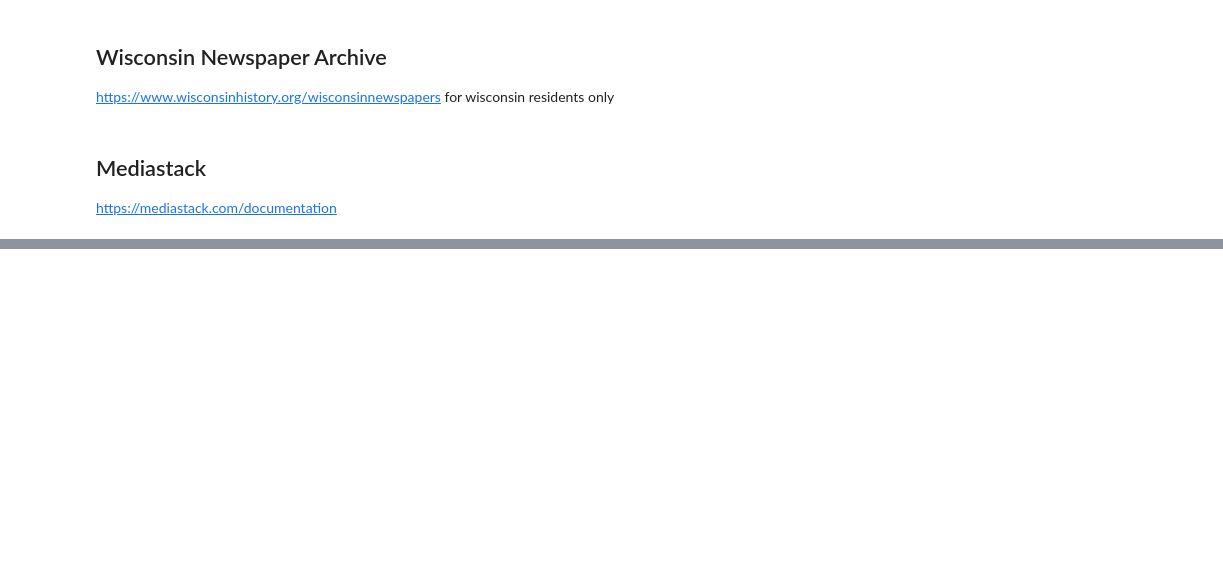
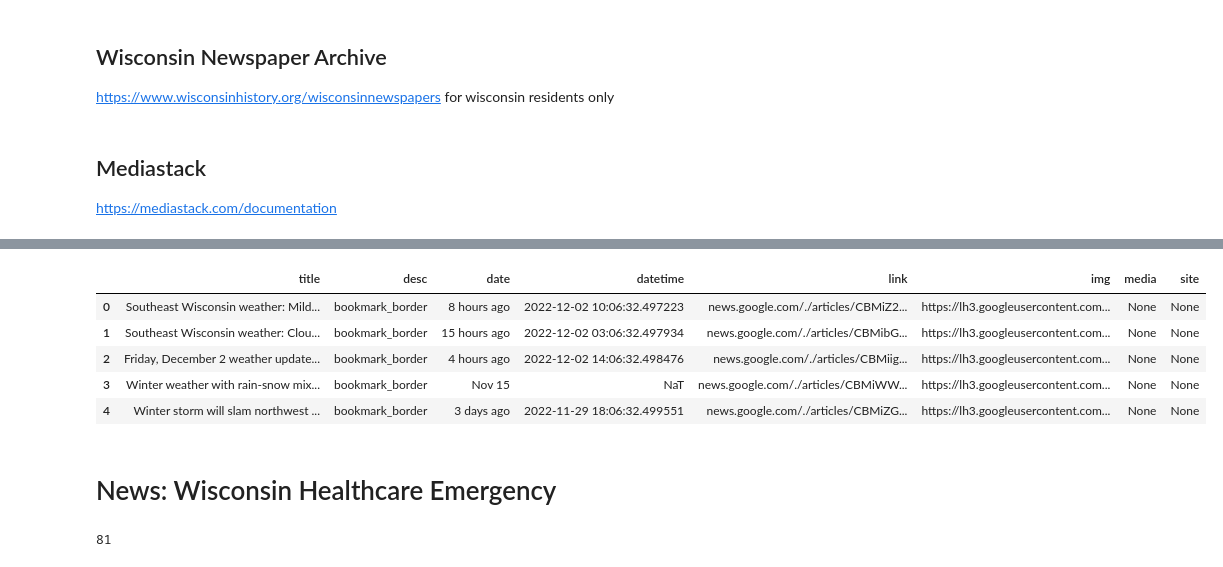
Before and after one commit to datakind/uwwi-datadive-dec-22, a Jupyter notebook: external_datasets/news/news_apis.ipynb, the cells around one changed output, grey strips where cells are left out. Saved outputs shown, nothing was run; the diff lists cells and outputs as text; code cells hidden in the pictures; blank space fills up the shorter version.

```diff
--- a/external_datasets/news/news_apis.ipynb
+++ b/external_datasets/news/news_apis.ipynb
@@ -342,0 +345,6 @@ print(data.decode('utf-8'))
+# %%
+googlenews.clear()
+googlenews.set_time_range('02/01/2017','11/30/2022')
+googlenews.get_news('Wisconsin Disaster')
+results = googlenews.results()
+len(results)
@@ -342,0 +355,6 @@ print(data.decode('utf-8'))
+# %%
+googlenews.clear()
+googlenews.set_time_range('02/01/2017','11/30/2022')
+googlenews.get_news('Wisconsin Weather')
+results = googlenews.results()
+len(results)
@@ -342,0 +385,10 @@ print(data.decode('utf-8'))
+# %%
+df = pd.DataFrame(results)
+df.head()
+# %% [output]
+|  | title | desc | date | datetime | link | img | media | site |
+| 0 | Southeast Wisconsin weather: Mild... | bookmark_border | 8 hours ago | 2022-12-02 10:06:32.497223 | news.google.com/./articles/CBMiZ2... | https://lh3.googleusercontent.com... | None | None |
+| 1 | Southeast Wisconsin weather: Clou... | bookmark_border | 15 hours ago | 2022-12-02 03:06:32.497934 | news.google.com/./articles/CBMibG... | https://lh3.googleusercontent.com... | None | None |
+| 2 | Friday, December 2 weather update... | bookmark_border | 4 hours ago | 2022-12-02 14:06:32.498476 | news.google.com/./articles/CBMiig... | https://lh3.googleusercontent.com... | None | None |
+| 3 | Winter weather with rain-snow mix... | bookmark_border | Nov 15 | NaT | news.google.com/./articles/CBMiWW... | https://lh3.googleusercontent.com... | None | None |
+| 4 | Winter storm will slam northwest ... | bookmark_border | 3 days ago | 2022-11-29 18:06:32.499551 | news.google.com/./articles/CBMiZG... | https://lh3.googleusercontent.com... | None | None |
@@ -342,0 +397,10 @@ print(data.decode('utf-8'))
+# %% [markdown]
+# News: Wisconsin Healthcare Emergency
+# %%
+googlenews.clear()
+googlenews.set_time_range('02/01/2017','11/30/2022')
+googlenews.get_news('Wisconsin Healthcare Emergency')
+results = googlenews.results()
+len(results)
+# %% [output]
+81
```
Also changed, not shown: parts of 11 cells of this notebook.
